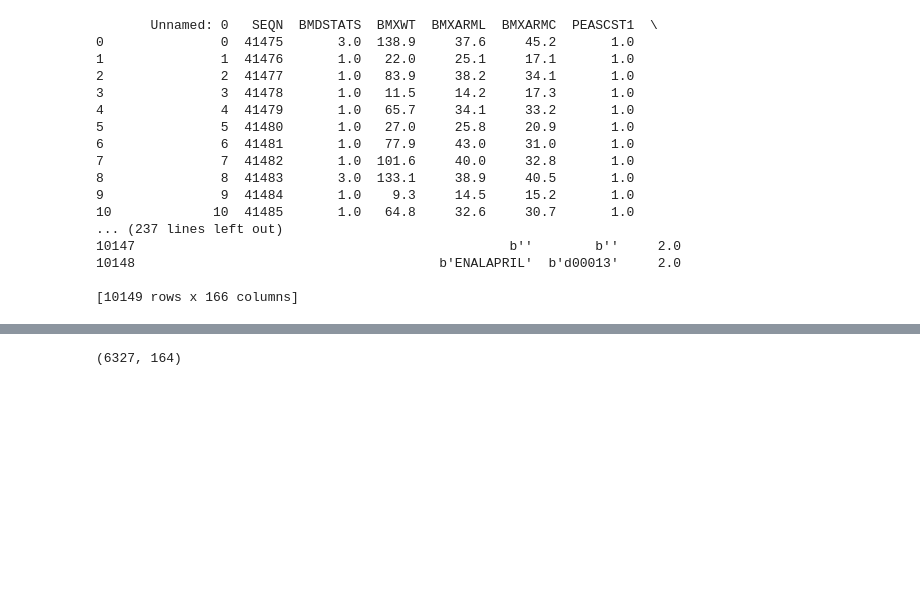
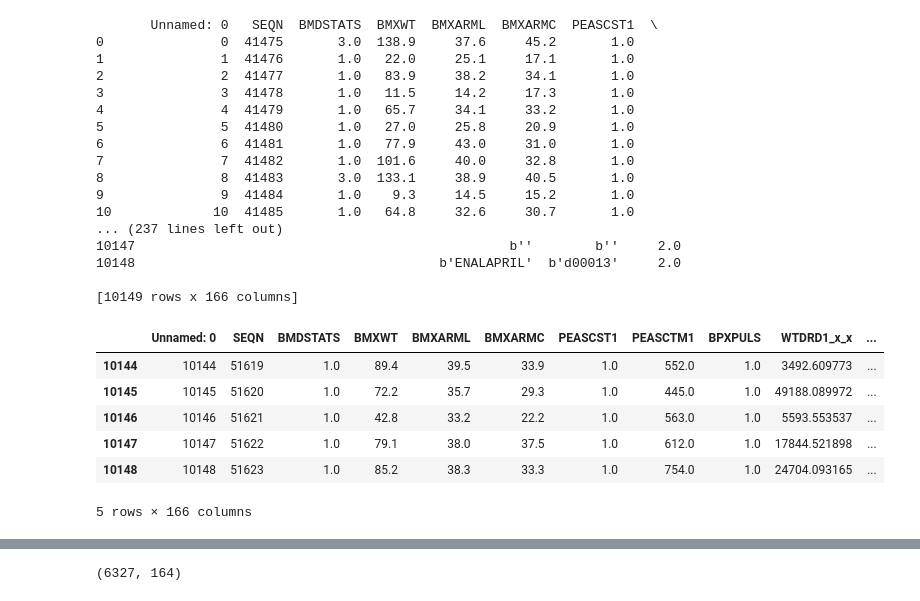
Before and after one commit to basyal4u/CDCDiab_2.0, a Jupyter notebook: Ensemble Model -(MBDH).ipynb, the cells around one changed output, grey strips where cells are left out. Saved outputs shown, nothing was run; the diff lists cells and outputs as text; code cells hidden in the pictures; blank space fills up the shorter version.

```diff
--- a/Ensemble Model -(MBDH).ipynb
+++ b/Ensemble Model -(MBDH).ipynb
@@ -84,6 +85,16 @@ print(CLANN)
 10148                                       b'ENALAPRIL'  b'd00013'     2.0
 
 [10149 rows x 166 columns]
+# %%
+CLANN.tail()
+# %% [output]
+|  | Unnamed: 0 | SEQN | BMDSTATS | BMXWT | BMXARML | BMXARMC | PEASCST1 | PEASCTM1 | BPXPULS | WTDRD1_x_x | ... |
+| 10144 | 10144 | 51619 | 1.0 | 89.4 | 39.5 | 33.9 | 1.0 | 552.0 | 1.0 | 3492.609773 | ... |
+| 10145 | 10145 | 51620 | 1.0 | 72.2 | 35.7 | 29.3 | 1.0 | 445.0 | 1.0 | 49188.089972 | ... |
+| 10146 | 10146 | 51621 | 1.0 | 42.8 | 33.2 | 22.2 | 1.0 | 563.0 | 1.0 | 5593.553537 | ... |
+| 10147 | 10147 | 51622 | 1.0 | 79.1 | 38.0 | 37.5 | 1.0 | 612.0 | 1.0 | 17844.521898 | ... |
+| 10148 | 10148 | 51623 | 1.0 | 85.2 | 38.3 | 33.3 | 1.0 | 754.0 | 1.0 | 24704.093165 | ... |
+5 rows × 166 columns
 # %%
 CLANN = CLANN.drop(['RXDDRUG','RXDDRGID'], axis=1)
 # %%
```
Also changed, not shown: parts of 40 cells of this notebook, 1 other file.
